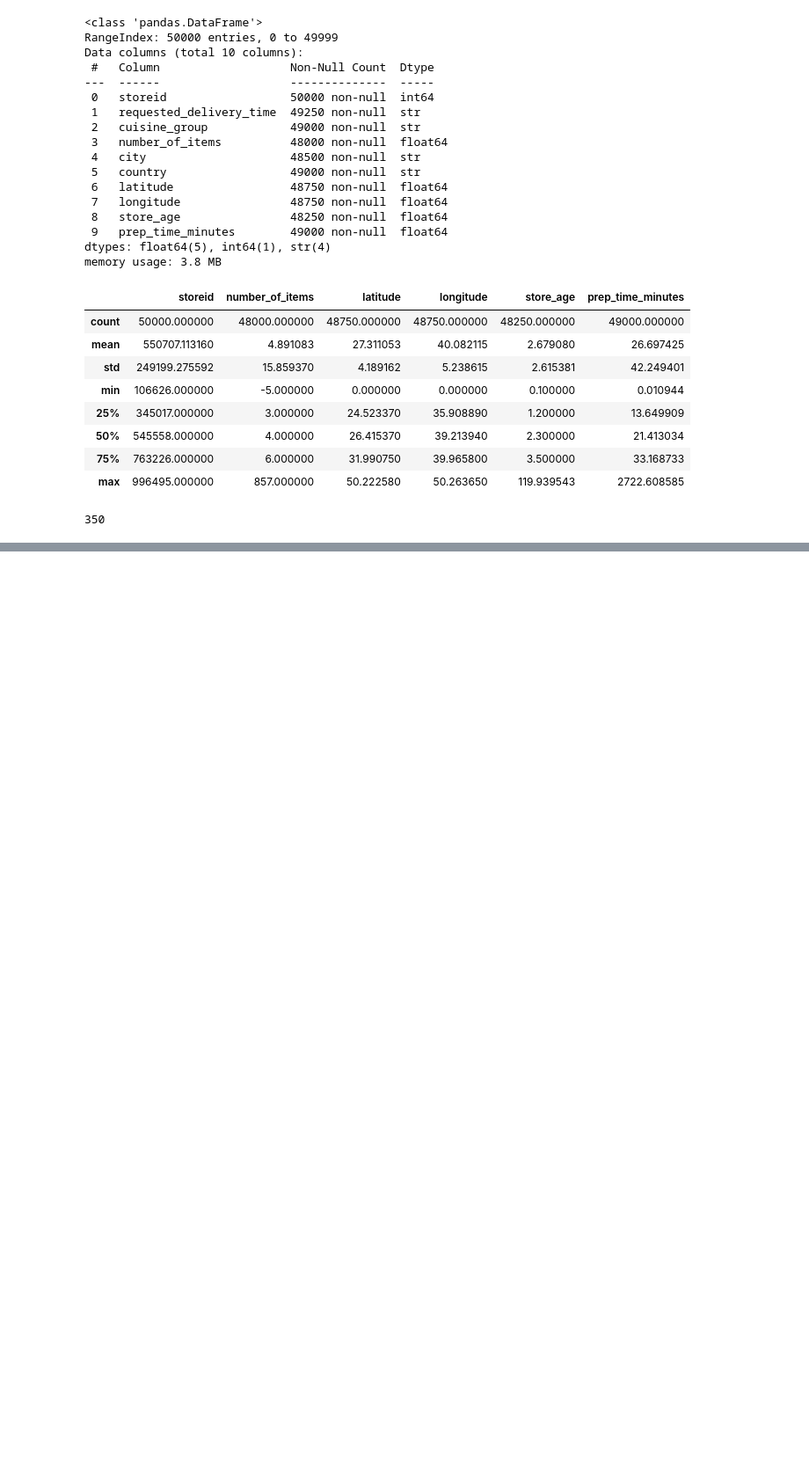
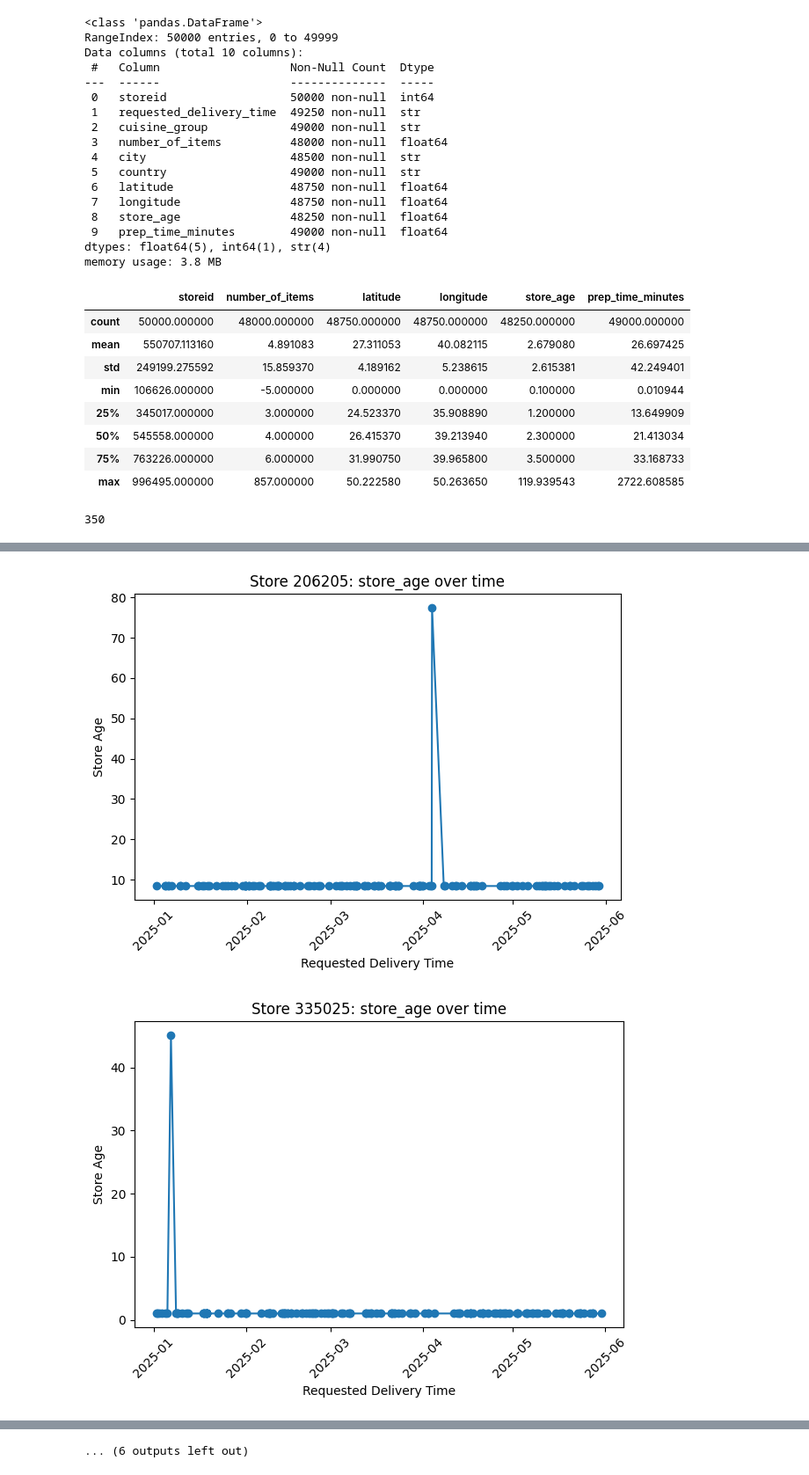
Before and after one commit to raghadkibrahim/food_prep_prediction, a Jupyter notebook: 01_data_cleaning.ipynb, the cells around one changed output, grey strips where cells are left out. Shown at 88% size. Drawn from its saved outputs; the diff is of its cells as text; code cells hidden in the pictures; blank space fills up the shorter version.

```diff
--- a/01_data_cleaning.ipynb
+++ b/01_data_cleaning.ipynb
@@ -56,0 +190,3 @@ df["storeid"].nunique()
+# %%
+df["cuisine_group"] = df["cuisine_group"].fillna(df.groupby("storeid")["cuisine_group"].transform(lambda x: x.mode()[0] if not x.mode().empty else None)
+)
@@ -56,0 +248,6 @@ df["storeid"].nunique()
+# %%
+age_range = df.groupby("storeid")["store_age"].agg(["min", "max"])
+age_range["diff"] = age_range["max"] - age_range["min"]
+# %%
+valid_stores = age_range[age_range["diff"] <= 0.5].index
+invalid_stores = age_range[age_range["diff"] > 0.5].index
@@ -56,0 +258,3 @@ df["storeid"].nunique()
+# %%
+df["requested_delivery_time"] = pd.to_datetime(df["requested_delivery_time"])
+df["requested_delivery_time"].min(), df["requested_delivery_time"].max()
@@ -56,0 +263,15 @@ df["storeid"].nunique()
+# %%
+for store in invalid_stores:
+    temp = df[df["storeid"] == store].sort_values("requested_delivery_time")
+
+    plt.figure()
+    plt.plot(temp["requested_delivery_time"], temp["store_age"], marker="o")
+    plt.title(f"Store {store}: store_age over time")
+    plt.xlabel("Requested Delivery Time")
+    plt.ylabel("Store Age")
+    plt.xticks(rotation=45)
+    plt.tight_layout()
+    plt.show()
+# %% [output]
+[figure, added]
+[figure, added]
@@ -56,0 +288 @@ df["storeid"].nunique()
+... (6 outputs left out)
```
Also changed, not shown: parts of 41 cells of this notebook.
